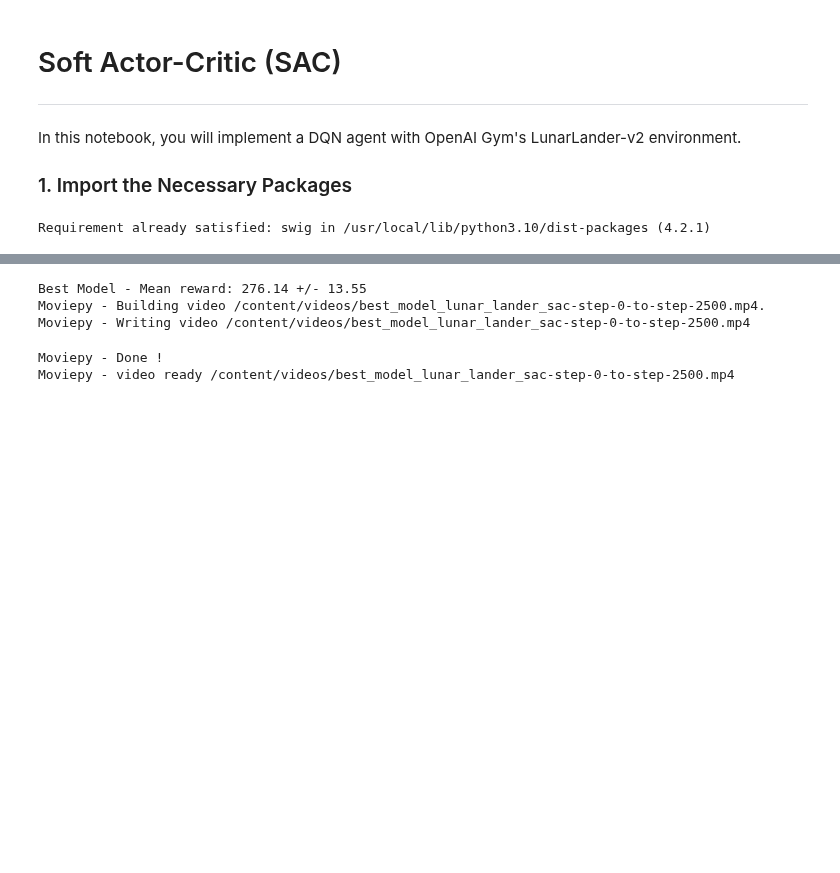
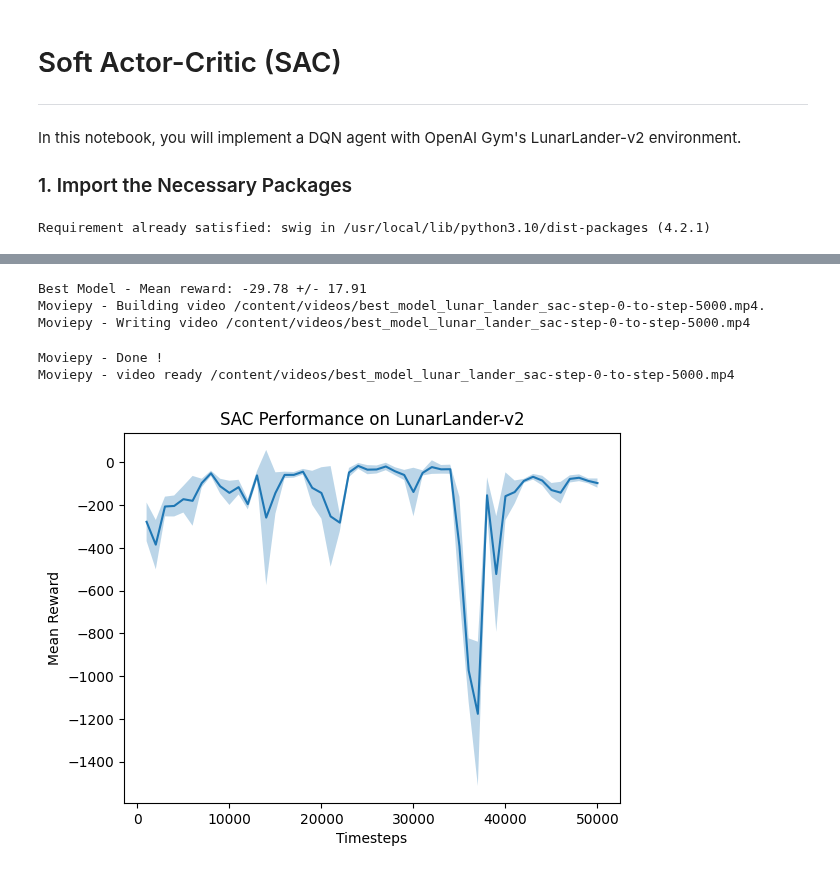
Before and after one commit to kuds/rl-lunar-lander, a Jupyter notebook: [Lunar Lander] Soft Actor-Critic (SAC).ipynb, the cells around one changed output, grey strips where cells are left out. Saved outputs shown, nothing was run; the diff lists cells and outputs as text; code cells hidden in the pictures; blank space fills up the shorter version.

```diff
--- a/[Lunar Lander] Soft Actor-Critic (SAC).ipynb
+++ b/[Lunar Lander] Soft Actor-Critic (SAC).ipynb
@@ -86,17 +117,17 @@ env_val.close()
 # %%
 # Load the best model
-env = make_vec_env("LunarLanderContinuous-v2", n_envs=1)
+env = make_vec_env("LunarLanderContinuous-v2", n_envs=1, seed=0)
 best_model_path = "./logs/best_model.zip"
 best_model = SAC.load(best_model_path, env=env)
 
-mean_reward, std_reward = evaluate_policy(best_model, env, n_eval_episodes=5)
+mean_reward, std_reward = evaluate_policy(best_model, env, n_eval_episodes=15)
 print(f"Best Model - Mean reward: {mean_reward:.2f} +/- {std_reward:.2f}")
 
 # Record video of the best model playing CarRacing
-env = VecVideoRecorder(env, "./videos/", video_length=2500, record_video_trigger=lambda x: x == 0, name_prefix="best_model_lunar_lander_sac")
+env = VecVideoRecorder(env, "./videos/", video_length=5000, record_video_trigger=lambda x: x == 0, name_prefix="best_model_lunar_lander_sac")
 
 obs = env.reset()
-for _ in range(2500):
+for _ in range(5000):
     action, _states = best_model.predict(obs)
     obs, rewards, dones, info = env.step(action)
     env.render()
@@ -105,8 +136,30 @@ for _ in range(2500):
 
 env.close()
 # %% [output]
-Best Model - Mean reward: 276.14 +/- 13.55
-Moviepy - Building video /content/videos/best_model_lunar_lander_sac-step-0-to-step-2500.mp4.
-Moviepy - Writing video /content/videos/best_model_lunar_lander_sac-step-0-to-step-2500.mp4
+Best Model - Mean reward: -29.78 +/- 17.91
+Moviepy - Building video /content/videos/best_model_lunar_lander_sac-step-0-to-step-5000.mp4.
+Moviepy - Writing video /content/videos/best_model_lunar_lander_sac-step-0-to-step-5000.mp4
 Moviepy - Done !
-Moviepy - video ready /content/videos/best_model_lunar_lander_sac-step-0-to-step-2500.mp4
+Moviepy - video ready /content/videos/best_model_lunar_lander_sac-step-0-to-step-5000.mp4
+# %%
+# Load the evaluations.npz file
+data = numpy.load('./logs/evaluations.npz')
+
+# Extract the relevant data
+timesteps = data['timesteps']
+results = data['results']
+
+# Calculate the mean and standard deviation of the results
+mean_results = numpy.mean(results, axis=1)
+std_results = numpy.std(results, axis=1)
+
+# Plot the results
+matplotlib.pyplot.figure()
+matplotlib.pyplot.plot(timesteps, mean_results)
+matplotlib.pyplot.fill_between(timesteps, mean_results - std_results, mean_results + std_results, alpha=0.3)
+matplotlib.pyplot.xlabel('Timesteps')
+matplotlib.pyplot.ylabel('Mean Reward')
+matplotlib.pyplot.title('SAC Performance on LunarLander-v2')
+matplotlib.pyplot.show()
+# %% [output]
+[figure, added]
```
Also changed, not shown: parts of 5 cells of this notebook.
